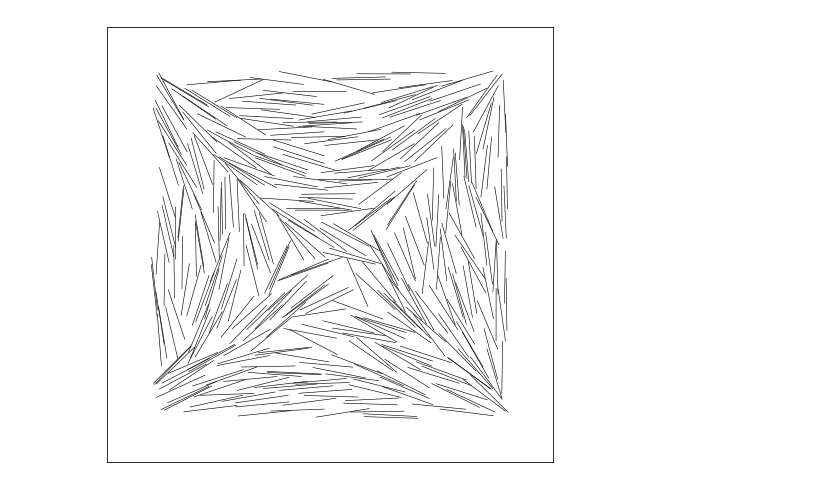
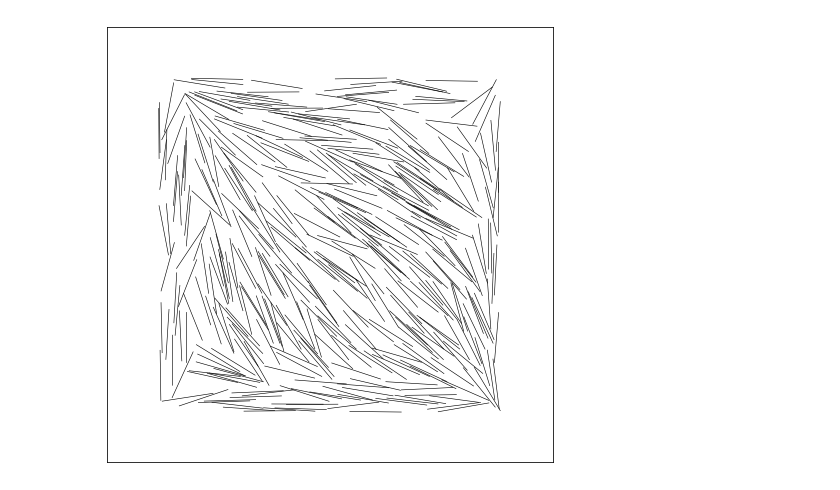
Before and after one commit to m-walters/mcmd, a Jupyter notebook: rodplot.ipynb, the cells around one changed output. Saved outputs shown, nothing was run; the diff lists cells and outputs as text; code cells hidden in the pictures.

```diff
--- a/rodplot.ipynb
+++ b/rodplot.ipynb
@@ -6,32 +6,32 @@ import matplotlib.pyplot as plt
 def plotLine(x1,y1,x2,y2):
     plt.gca().plot([x1, x2], [y1, y2], color='k', linestyle='-', linewidth=0.6)
 # %%
-w = 25.
+w = 26.
 h = w
 plt.plot()
 plt.xlim(-w/2,w/2)
 plt.ylim(-h/2,h/2)
 plt.xticks([])
 plt.yticks([])
 
 # Read in data
-fname = "output/test_X"
+fname = "output/D"
 # fname = "save/confX/sweep_00085000"
 dfile = open(fname, "r")
 cntSnap = 0
-showSnap = 10
+showSnap = 400
 for line in dfile.readlines():
     if showSnap == cntSnap:
         if line == "\n": break
         l = line.split()
         plotLine(l[5],l[6],l[7],l[8])
     else:
         if line == "\n": cntSnap+=1
         else: continue
 l[4]
 plt.gcf().set_size_inches(8,8)
 f = plt.gcf()
 # %% [output]
-[figure, old version]
+[figure, new version]
 # %%
 f.savefig(fname+".eps");
```
Also changed, not shown: 4 other files.
